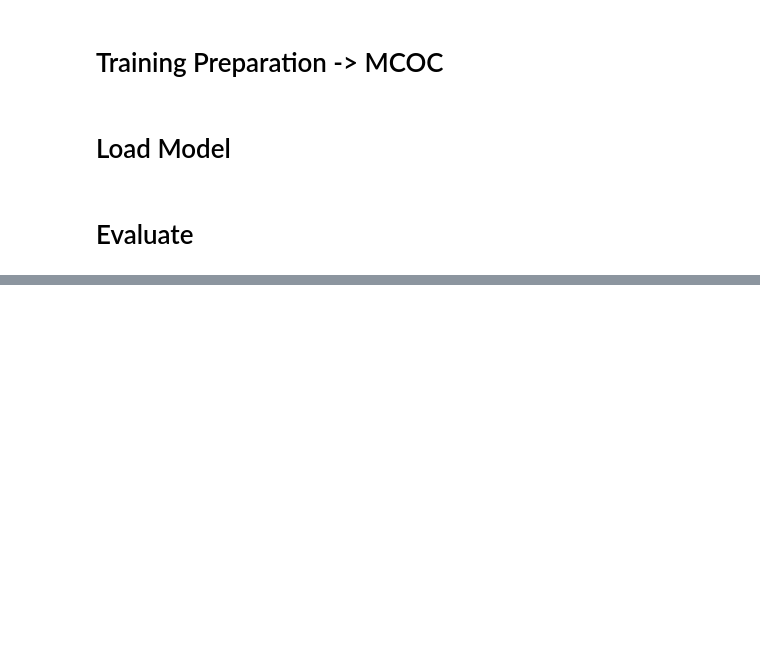
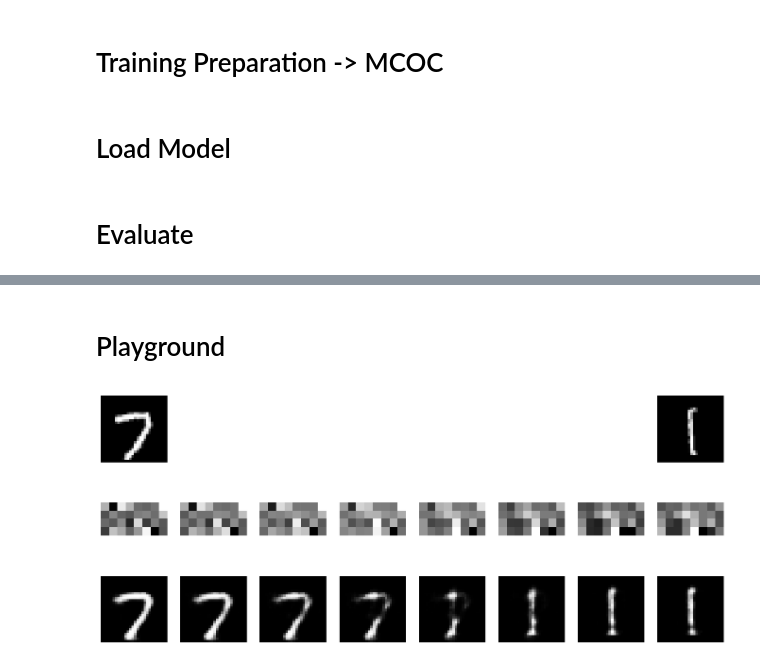
Before and after one commit to HekalMaulana/unsupervised_learning_JCOPML, a Jupyter notebook: 19 - Deep Unsupervised Learning/01 - Autoencoder/Part 1.1 - Load AutoEncoder Model.ipynb, the cells around one changed output, grey strips where cells are left out. Drawn from its saved outputs; the diff is of its cells as text; code cells hidden in the pictures; blank space fills up the shorter version.

Commit message:
Playground In Load Autoencoder Model

```diff
--- a/19 - Deep Unsupervised Learning/01 - Autoencoder/Part 1.1 - Load AutoEncoder Model.ipynb
+++ b/19 - Deep Unsupervised Learning/01 - Autoencoder/Part 1.1 - Load AutoEncoder Model.ipynb
@@ -94,0 +95,28 @@ for i in range(8):
+# %% [markdown]
+# Playground
+# %%
+with torch.no_grad():
+    model.eval()
+    enc = model.encode(feature)
+
+    code1, code2 = enc[4], enc[7]
+    codes = [(1-i)*code1 + i*code2 for i in np.linspace(0, 1, 8)]
+    enc = torch.stack(codes)
+
+    dec = model.decode(enc)
+
+fig, ax = plt.subplots(3, 8, figsize=(17, 7))
+
+ax[0, 0].imshow(feature[4].view(28, 28).cpu(), cmap="gray")
+ax[0, 7].imshow(feature[7].view(28, 28).cpu(), cmap="gray")
+
+for i in range(8):
+    ax[0, i].axis("off")
+
+    ax[1, i].imshow(enc[i].view(4, 8).cpu(), cmap="gray")
+    ax[1, i].axis("off")
+
+    ax[2, i].imshow(dec[i].view(28, 28).cpu(), cmap="gray")
+    ax[2, i].axis("off")
+# %% [output]
+[figure, added]
```
Also changed, not shown: parts of 1 cell of this notebook.
